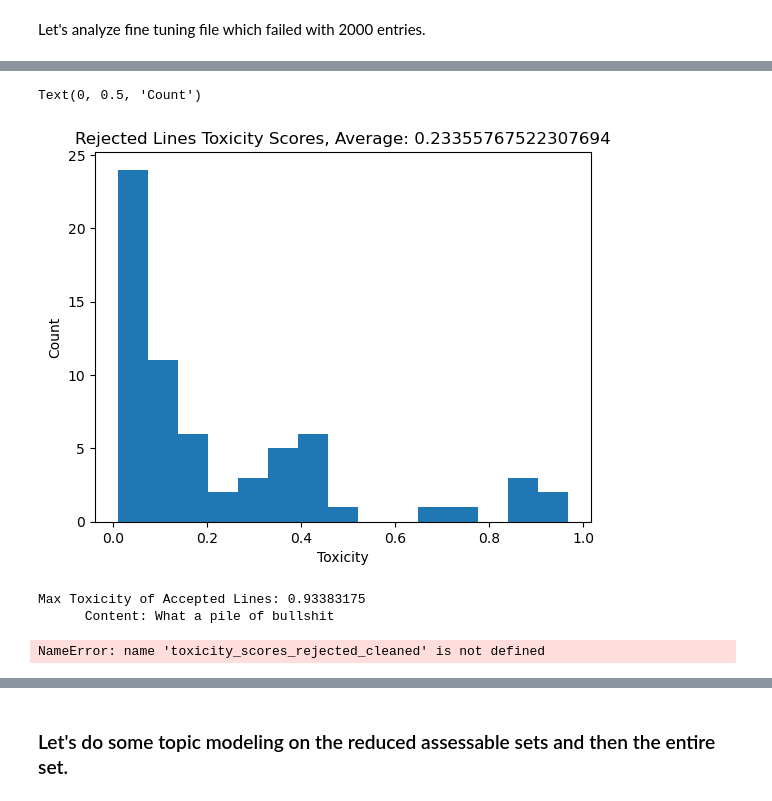
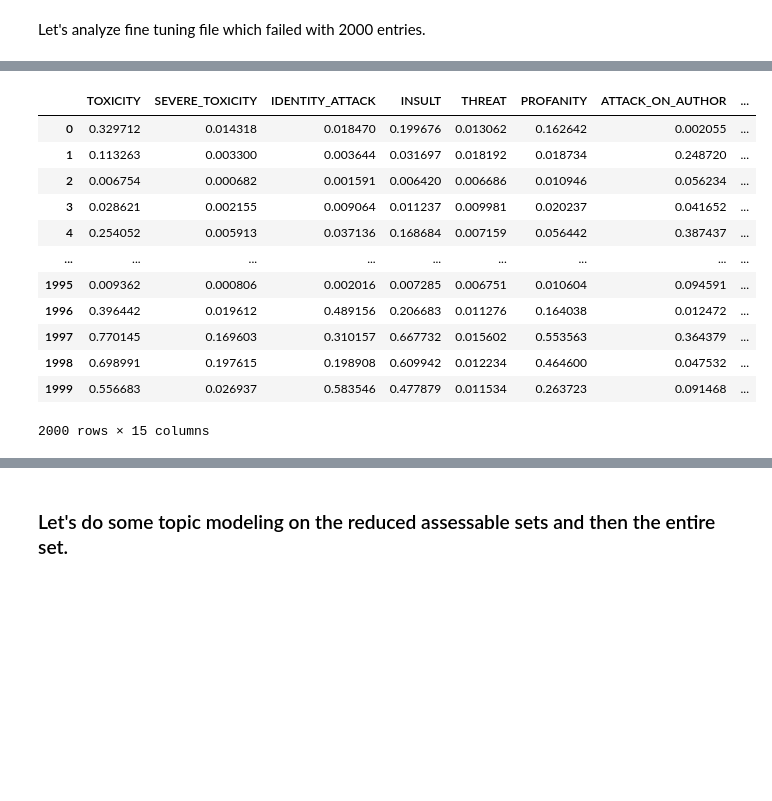
Before and after one commit to danielrosen29/PoliticalYouTube_LLM, a Jupyter notebook: src/300_rejected_content_exploration.ipynb, the cells around one changed output, grey strips where cells are left out. Cells and saved outputs as stored; diff of their text form; code cells hidden in the pictures; blank space fills up the shorter version.

```diff
--- a/src/300_rejected_content_exploration.ipynb
+++ b/src/300_rejected_content_exploration.ipynb
@@ -92,8 +109,8 @@ def get_flagged_lines(msg):
 # %% [markdown]
 Let's analyze fine tuning file which failed with 2000 entries.
 # %%
-ft_file = openai.File.retrieve("file-4QxYg83ITAQ2X6L1fcZ4XBLv")
-ft_file_flagged_lines = get_flagged_lines(ft_file['status_details'])
+ft_file = oai_client.files.retrieve("file-4QxYg83ITAQ2X6L1fcZ4XBLv")
+ft_file_flagged_lines = get_flagged_lines(ft_file.status_details)
 # %%
 flagged_line_data = []
 path = '../data/cleaned/finetuning_research_size2000_train.jsonl'
@@ -101,11 +118,11 @@ with open(path, 'r') as f:
     for i, line in enumerate(f, start=1):
         if i in ft_file_flagged_lines:
             json_obj = json.loads(line)
-            flagged_line_data.append(json_obj)
+            flagged_line_data.append(json_obj['messages'][2]['content'])
 # %%
 accepted_line_data = []
 path = '../data/cleaned/finetuning_research_size2000_train.jsonl'
 with open(path, 'r') as f:
     for i, line in enumerate(f, start=1):
             json_obj = json.loads(line)
-            accepted_line_data.append(json_obj)
+            accepted_line_data.append(json_obj['messages'][2]['content'])
@@ -155,29 +129,19 @@ for indx, i in enumerate(toxicity_scores_rejected_lines):
-# %%
-avg_rejected_toxicity = np.mean(toxicity_scores_rejected_cleaned)
-
-plt.hist(toxicity_scores_rejected_cleaned, bins=15)
-
-# Add titles and labels
-plt.title(f'Rejected Lines Toxicity Scores, Average: {avg_rejected_toxicity}')
-plt.xlabel('Toxicity')
-plt.ylabel('Count')
-# %% [output]
-Text(0, 0.5, 'Count')
-[figure, removed]
-# %%
-max_toxicity_accepted_idx = np.argmax(toxicity_scores_accepted_lines_cleaned)
-max_toxicity_accepted = toxicity_scores_accepted_lines_cleaned[max_toxicity_accepted_idx]
-max_toxicity_accepted_content = accepted_line_content_cleaned[max_toxicity_accepted_idx]
-print(f"""Max Toxicity of Accepted Lines: {max_toxicity_accepted}
-      Content: {max_toxicity_accepted_content}""")
-# %% [output]
-Max Toxicity of Accepted Lines: 0.93383175
-      Content: What a pile of bullshit
-# %%
-max_toxicity_rejected_idx = np.argmax(toxicity_scores_rejected_cleaned)
-max_toxicity_rejected = toxicity_scores_rejected_cleaned[max_toxicity_rejected_idx]
-max_toxicity_rejected_content = rejected_line_content_cleaned[max_toxicity_rejected_idx]
-print(f"""Max Toxicity of Rejected Lines: {max_toxicity_rejected}
-      Content: {max_toxicity_rejected_content}""")
-# %% [output]
-NameError: name 'toxicity_scores_rejected_cleaned' is not defined
+# %%
+perspective_scores_accepted_lines = score_list(accepted_line_data)
+# %%
+accepted_line_df = pd.DataFrame(perspective_scores_accepted_lines)
+accepted_line_df
+# %% [output]
+|  | TOXICITY | SEVERE_TOXICITY | IDENTITY_ATTACK | INSULT | THREAT | PROFANITY | ATTACK_ON_AUTHOR | ... |
+| 0 | 0.329712 | 0.014318 | 0.018470 | 0.199676 | 0.013062 | 0.162642 | 0.002055 | ... |
+| 1 | 0.113263 | 0.003300 | 0.003644 | 0.031697 | 0.018192 | 0.018734 | 0.248720 | ... |
+| 2 | 0.006754 | 0.000682 | 0.001591 | 0.006420 | 0.006686 | 0.010946 | 0.056234 | ... |
+| 3 | 0.028621 | 0.002155 | 0.009064 | 0.011237 | 0.009981 | 0.020237 | 0.041652 | ... |
+| 4 | 0.254052 | 0.005913 | 0.037136 | 0.168684 | 0.007159 | 0.056442 | 0.387437 | ... |
+| ... | ... | ... | ... | ... | ... | ... | ... | ... |
+| 1995 | 0.009362 | 0.000806 | 0.002016 | 0.007285 | 0.006751 | 0.010604 | 0.094591 | ... |
+| 1996 | 0.396442 | 0.019612 | 0.489156 | 0.206683 | 0.011276 | 0.164038 | 0.012472 | ... |
+| 1997 | 0.770145 | 0.169603 | 0.310157 | 0.667732 | 0.015602 | 0.553563 | 0.364379 | ... |
+| 1998 | 0.698991 | 0.197615 | 0.198908 | 0.609942 | 0.012234 | 0.464600 | 0.047532 | ... |
+| 1999 | 0.556683 | 0.026937 | 0.583546 | 0.477879 | 0.011534 | 0.263723 | 0.091468 | ... |
+2000 rows × 15 columns
```
Also changed, not shown: parts of 16 cells of this notebook, 5 other files.
